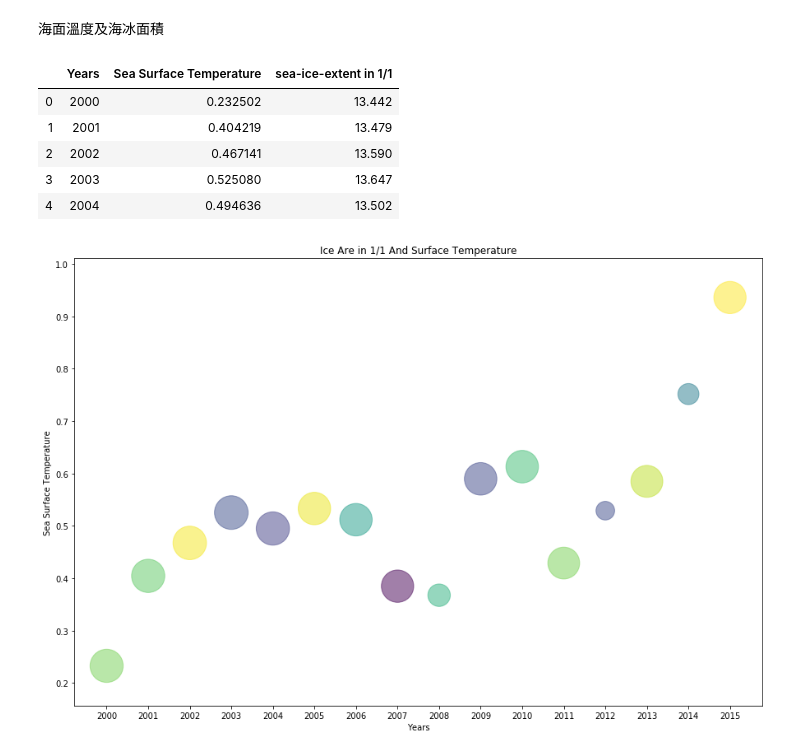
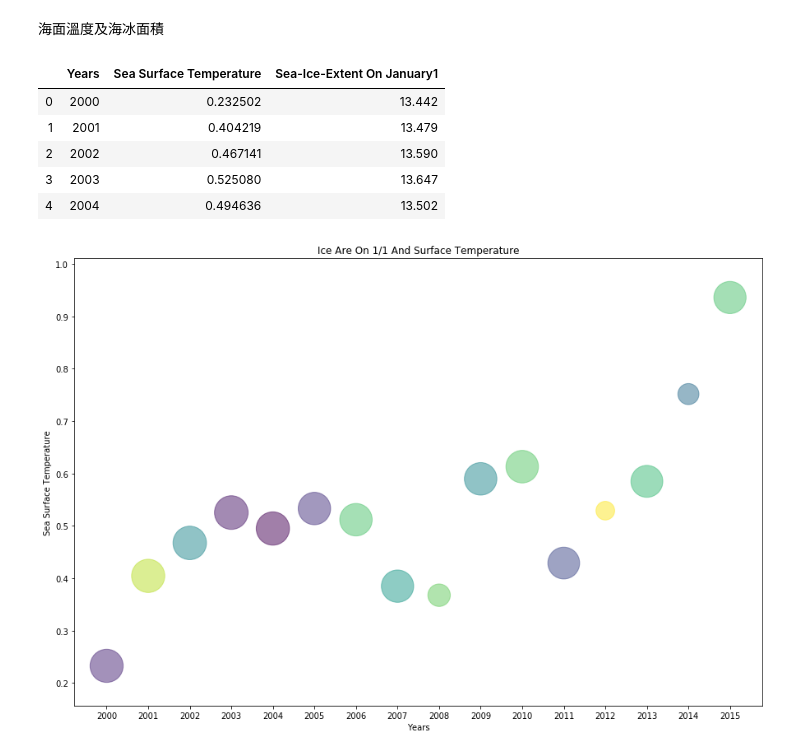
Before and after one commit to tomas890628/Information-visualization-workshop, a Jupyter notebook: HW/Sea-Ice Extend On January 1 and Sea Surface Temperature.ipynb, the cells around one changed output. Cells and saved outputs as stored; diff of their text form; code cells hidden in the pictures.

```diff
--- a/HW/Sea-Ice Extend On January 1 and Sea Surface Temperature.ipynb
+++ b/HW/Sea-Ice Extend On January 1 and Sea Surface Temperature.ipynb
@@ -6,10 +6,10 @@ import matplotlib.pyplot as plt
 import pandas as pd
 import numpy as np
 
-sea_data=pd.read_csv('sea surface temp.csv')
+sea_data=pd.read_csv('sea.csv')
 sea_data.head()
 # %% [output]
-|  | Years | Sea Surface Temperature | sea-ice-extent in 1/1 |
+|  | Years | Sea Surface Temperature | Sea-Ice-Extent On January1 |
 | 0 | 2000 | 0.232502 | 13.442 |
 | 1 | 2001 | 0.404219 | 13.479 |
 | 2 | 2002 | 0.467141 | 13.590 |
@@ -18,21 +18,21 @@ sea_data.head()
 # %%
 import numpy as np
 import matplotlib.pyplot as plt
 
 x = sea_data['Years']
 y = sea_data['Sea Surface Temperature']
-z = sea_data['sea-ice-extent in January/1']
+z = sea_data['Sea-Ice-Extent On January1']
 
 plt.figure(figsize=(15,10))
-plt.title("Ice Are in 1/1 And Surface Temperature")
+plt.title("Ice Are On 1/1 And Surface Temperature")
 plt.xlabel("Years")
 plt.ylabel("Sea Surface Temperature")
 
 colors = np.random.rand(18)
 area = (3 * z )**2
 
 
 plt.scatter(x, y, s=area,c=colors, alpha=0.5)
 plt.show()
 # %% [output]
-[figure, old version]
+[figure, new version]
```
Also changed, not shown: parts of 1 cell of this notebook, 1 other file.
